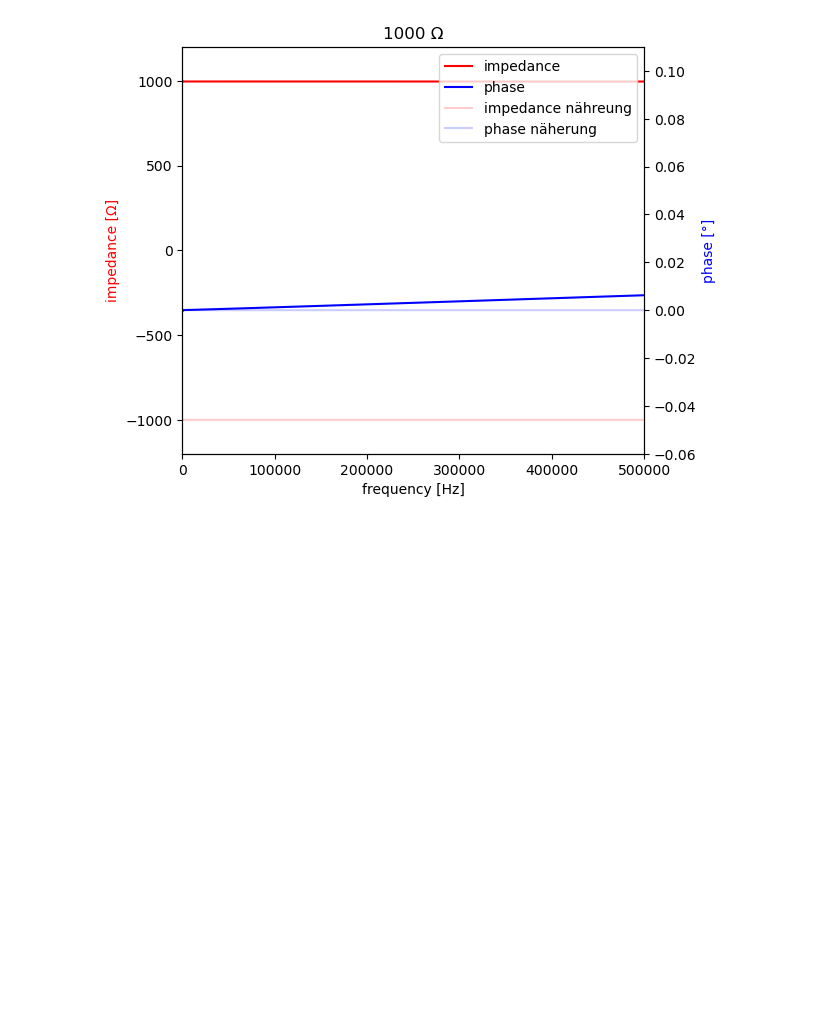
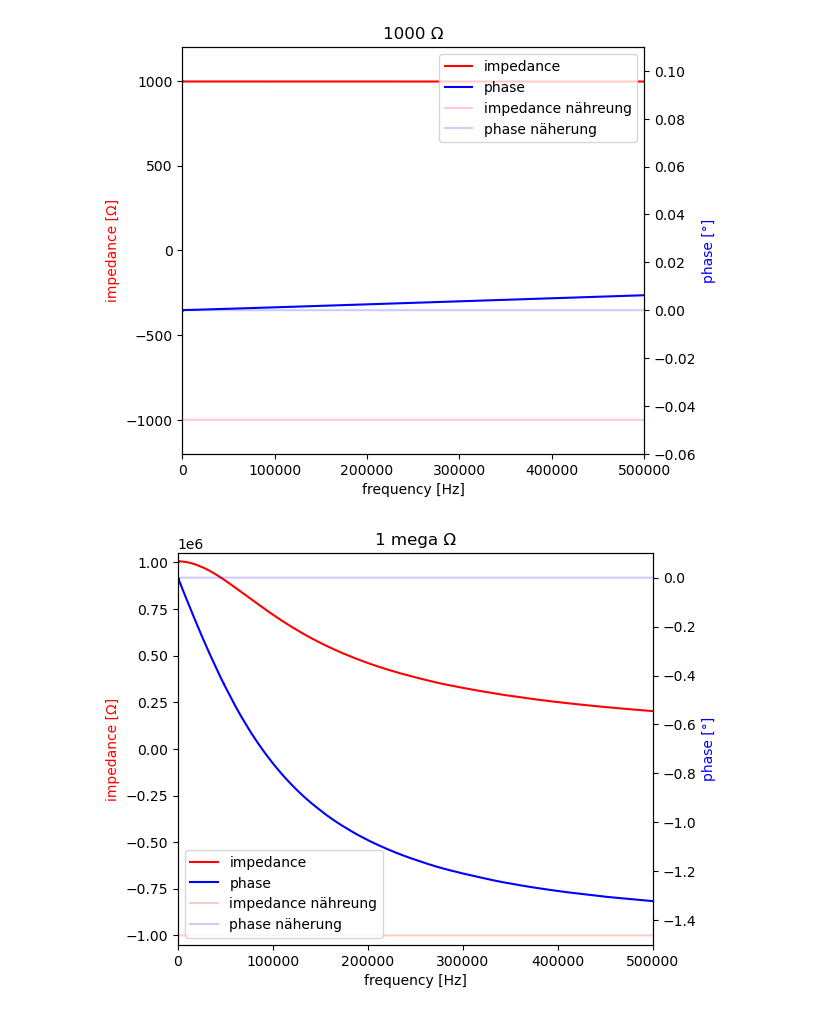
Before and after one commit to gravity225/impedanz, a Jupyter notebook: impedanz.ipynb, the cells around one changed output. Drawn from its saved outputs; the diff is of its cells as text; code cells hidden in the pictures; blank space fills up the shorter version.

```diff
--- a/impedanz.ipynb
+++ b/impedanz.ipynb
@@ -413,3 +400,18 @@ y2 = "phase [°]"
 zwei_plots(zero_data2, zero_data1, sarah_1000_y1, zero_data3, sarah_1000_y2, x1,y1,y2, "1000 Ω", "zero", xmin=0, xmax=500000, ymin1=-1200, ymax1=1200, ymin2=-0.06, ymax2=0.11)
 # %% [output]
 [figure]
+# %%
+# Näherung 1 MOhm
+
+change_first_line_sarah("R_1MR.txt")
+sarah_1000000 = read_sarah_file("R_1MR.txt")
+
+sarah_1000000_y1 = sarah_1000000.column2
+sarah_1000000_y2 = sarah_1000000.column3
+
+x1 = "frequency [Hz]"
+y1 = "impedance [Ω]"
+y2 = "phase [°]"
+zwei_plots(two_data2, two_data1, sarah_1000000_y1, two_data3, sarah_1000000_y2, x1,y1,y2, "1 mega Ω", "zero", xmin=0, xmax=500000, ymin1=-1050000, ymax1=1050000, ymin2=-1.5, ymax2=0.1)
+# %% [output]
+[figure, added]
```
Also changed, not shown: parts of 5 cells of this notebook, 12 other files.
